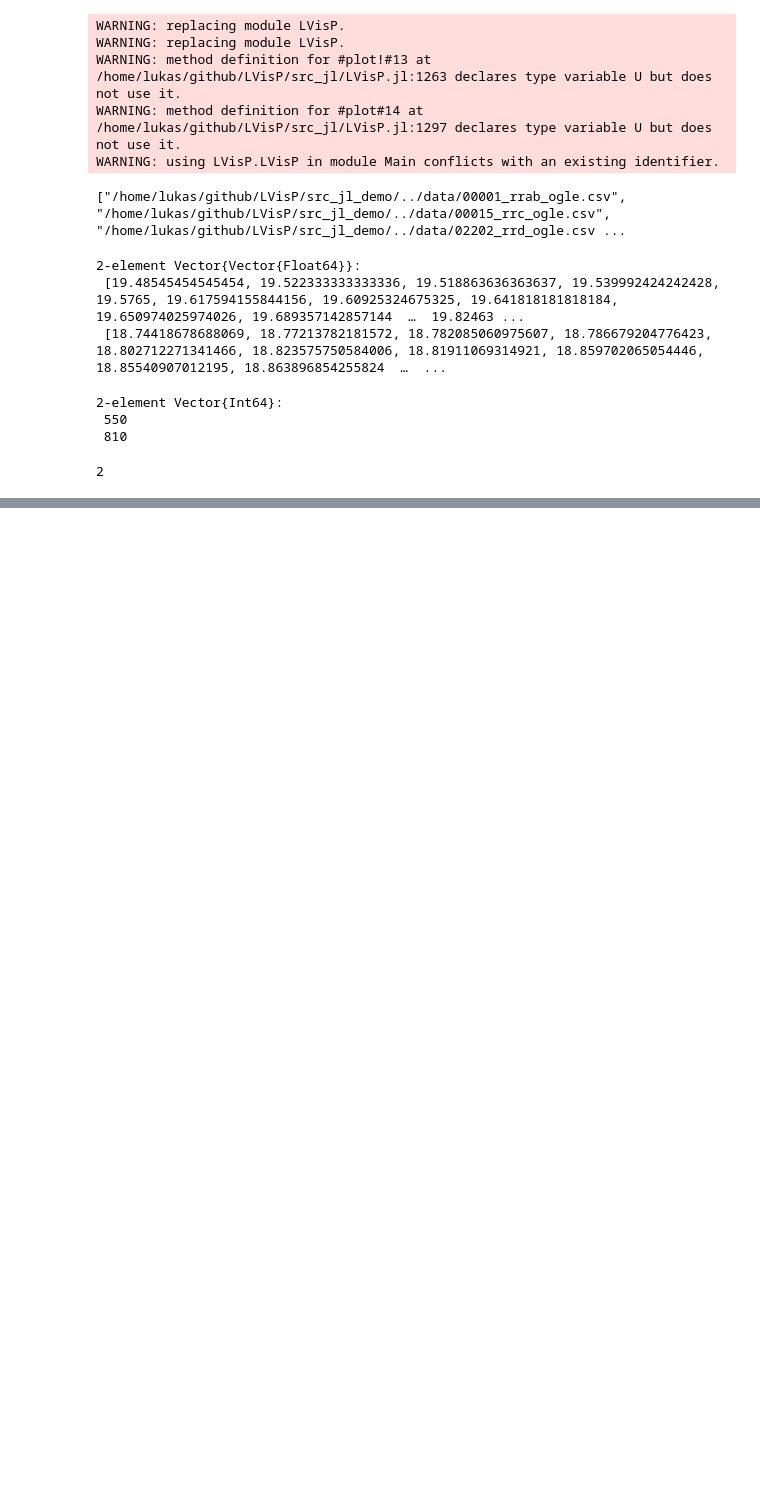
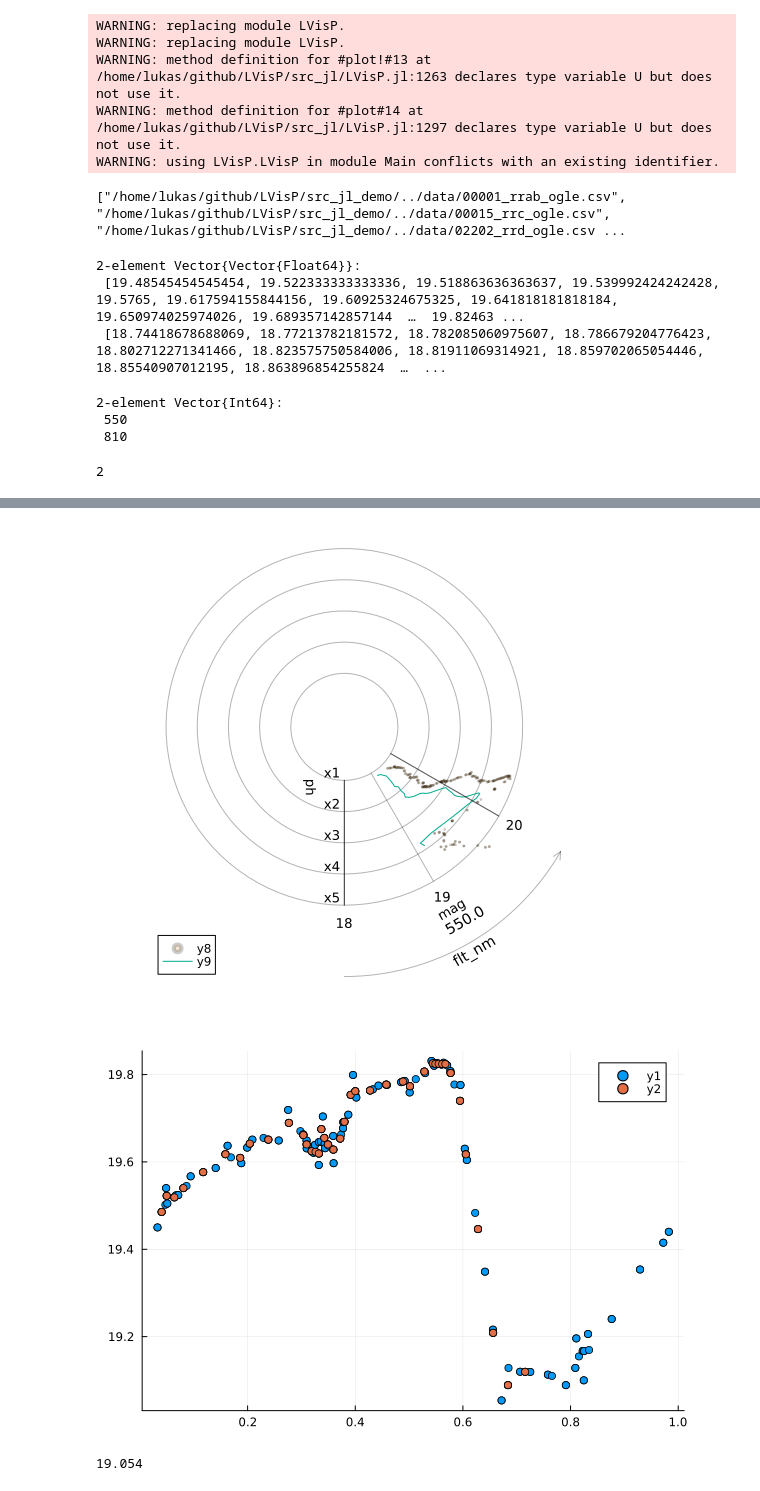
Before and after one commit to TheRedElement/LStein, a Jupyter notebook: src_jl_demo/LVisP_demo.ipynb, the cells around one changed output, grey strips where cells are left out. Cells and saved outputs as stored; diff of their text form; code cells hidden in the pictures; blank space fills up the shorter version.

```diff
--- a/src_jl_demo/LVisP_demo.ipynb
+++ b/src_jl_demo/LVisP_demo.ipynb
@@ -86,3 +84,60 @@ yticks = (yticks, ["y1", "y2", "y3", "y4", "y5"])
+# %%
+panelsize = pi/3
+LVPC = LVisP.LVisPCanvas(
+    thetalims=thetalims, xticks=xticks,
+    thetaguidelims=(-pi/2,3pi/2), thetaplotlims=(-pi/2+panelsize/2,pi/2-panelsize/2), xlimdeadzone=0.3, panelsize=panelsize,
+    thetalabel=names(df_raw)[1], xlabel="\n$(names(df_raw)[2])" * " "^28, ylabel=names(df_raw)[3],
+    th_arrowlength=pi/3,
+    panelbounds=true, ygrid=true,
+    fontsizes=(thetalabel=10, ylabel=9, xlabel=9, thetaticklabel=10, xticklabel=9, yticklabel=9),
+    thetaarrowkwargs=(color=:black, alpha=0.3),
+    thetaticklabelkwargs=(halign=:center,),
+    thetalabelkwargs=(halign=:center,),
+    xtickkwargs=(linecolor=:black, linealpha=0.3,),
+    xticklabelkwargs=(rotation=0, halign=:right, valign=:bottom),
+    xlabelkwargs=(rotation=-90, halign=:right, valign=:top),
+    ygridkwargs=(linecolor=:black, linealpha=0.3, linestyle=:solid,),
+    yticklabelkwargs=(rotation=0,),
+    # ylabelkwargs=(rotation=0,),
+    panelboundskwargs=(linecolor=:black, linealpha=0.5, linestyle=:solid,),
+)
+
+
+p = plot(;size=(500,500))
+p1 = plot()
+LVisP.plot_LVisPCanvas!(p, LVPC)
+
+for i in eachindex(theta_raw)[1:1]
+    LVPP = LVisP.LVisPPanel(
+        LVPC,
+        theta_raw[i], x_raw[i], y_raw[i];
+        yticks=[18,19,20],
+    )
+
+    LVisP.plot_LVisPPanel!(p, LVPP, LVPC;
+        data_only=true,
+        seriestype=:scatter, ma=0.2, mea=0.2, ms=1
+    )
+    println(nanminimum(y_raw[i]))
+    scatter!(p1, x_raw[i], y_raw[i])
+end
+for i in eachindex(theta_pro)[1:1]
+    LVPP = LVisP.LVisPPanel(
+        LVPC,
+        theta_pro[i], x_pro[i], y_pro[i];
+        yticks=[18,19,20],
+    )
+    LVisP.plot_LVisPPanel!(p, LVPP, LVPC)
+    scatter!(p1, x_pro[i], y_pro[i])
+
+end
+
+display(p)
+display(p1)
+# %% [output]
+[figure, added]
+[figure, added]
+19.054
 # %%
 panelsize = pi/8
 
```
Also changed, not shown: parts of 2 cells of this notebook.
